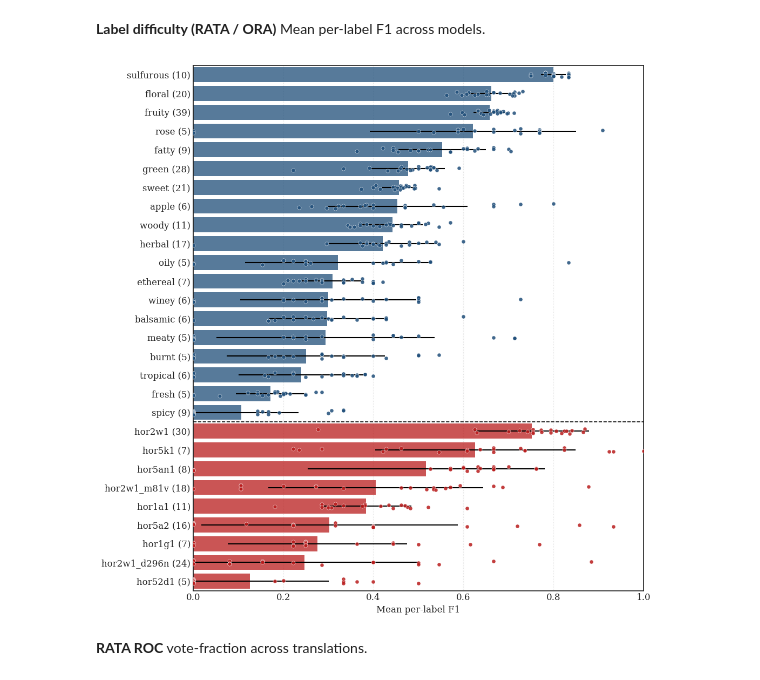
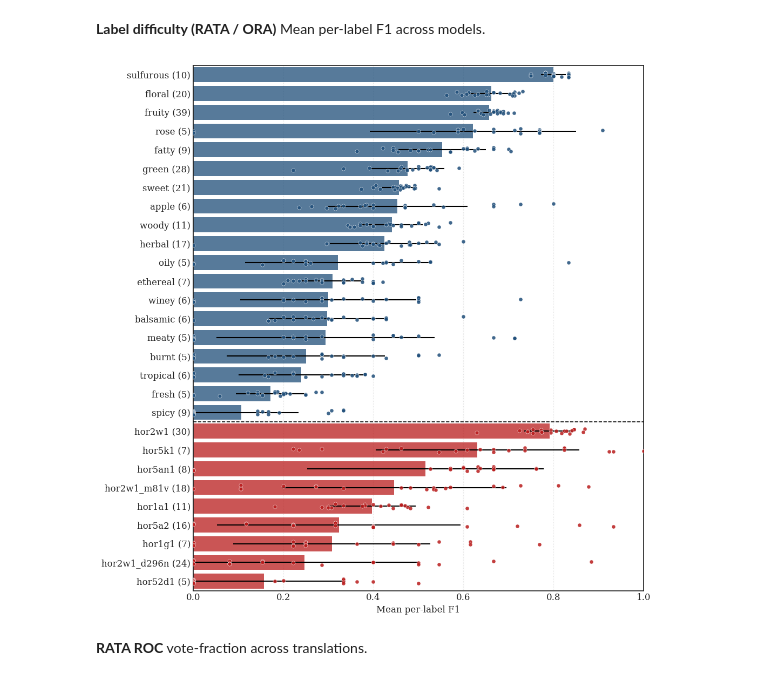
Before and after one commit to Satarifard/Olfactory-Perception-Benchmark, a Jupyter notebook: Analysis/Analysis.ipynb, the cells around one changed output. Drawn from its saved outputs; the diff is of its cells as text; code cells hidden in the pictures.

```diff
--- a/Analysis/Analysis.ipynb
+++ b/Analysis/Analysis.ipynb
@@ -642,15 +647,17 @@ def infer_family(model_name: str) -> str:
     if m.startswith("llama"):
         return "llama"
     return "other"
-_SPLIT_RE = re.compile(r"[;\n\r\t]+|(?<!\d),(?!\d)")
+_SPLIT_RE = re.compile(r"[;；\n\r\t]+|,(?!\d)|\s+-\s+|\s+and\s+", flags=re.I)
 _NUMERIC_RE = re.compile(r"^[-+]?\d+(?:\.\d+)?$")
+_BULLET_RE = re.compile(r"(?m)^\s*(?:[-*•·–—]+|\d+[\).:-])\s+")
 
 def _normalize_token(s: str) -> str:
     if s is None:
         return ""
     s = str(s)
-    s = s.strip().strip("[](){}<>\"' ").lower()
+    s = s.strip().strip("[](){}<>\"'` ").lower()
     s = re.sub(r"\s+", " ", s)
+    s = s.strip(" \t\n\r-–—•·*")
     s = s.strip(".,:;!?%")
     return s
 
@@ -660,9 +667,12 @@ def split_items(cell: object) -> List[str]:
     text = str(cell).strip()
     if not text or text.lower() in {"nan", "none", "null"}:
         return []
+    text = text.replace("\r\n", "\n").replace("\r", "\n")
+    text = _BULLET_RE.sub("", text)
     parts = [p for p in _SPLIT_RE.split(text) if p is not None]
     cleaned = [_normalize_token(p) for p in parts if _normalize_token(p)]
     cleaned = [t for t in cleaned if not _NUMERIC_RE.fullmatch(t)]
+    cleaned = [t for t in cleaned if not t.startswith("desc_count")]
     if not cleaned:
         single = _normalize_token(text)
         if single and not _NUMERIC_RE.fullmatch(single):
@@ -1034,8 +1044,9 @@ REQUIRED_COLS = {
 
 
 # Helpers
-_SPLIT_RE = re.compile(r"[;\n\r\t]+|(?<!\d),(?!\d)")
+_SPLIT_RE = re.compile(r"[;；\n\r\t]+|,(?!\d)|\s+-\s+|\s+and\s+", flags=re.I)
 _NUMERIC_RE = re.compile(r"^[-+]?\d+(?:\.\d+)?$")
+_BULLET_RE = re.compile(r"(?m)^\s*(?:[-*•·–—]+|\d+[\).:-])\s+")
 
 def normalize_cat(x: object) -> str:
     s = "" if x is None else str(x)
@@ -1048,8 +1059,9 @@ def _normalize_token(s: object) -> str:
     if s is None:
         return ""
     s = str(s)
-    s = s.strip().strip("[](){}<>\"' ").lower()
+    s = s.strip().strip("[](){}<>\"'` ").lower()
     s = re.sub(r"\s+", " ", s)
+    s = s.strip(" \t\n\r-–—•·*")
     s = s.strip(".,:;!?%")
     return s
 
@@ -1062,9 +1074,12 @@ def split_items(cell: object) -> List[str]:
     text = str(cell).strip()
     if not text or text.lower() in {"nan", "none", "null"}:
         return []
+    text = text.replace("\r\n", "\n").replace("\r", "\n")
+    text = _BULLET_RE.sub("", text)
     parts = [p for p in _SPLIT_RE.split(text) if p is not None]
     cleaned = [_normalize_token(p) for p in parts if _normalize_token(p)]
     cleaned = [t for t in cleaned if not _NUMERIC_RE.fullmatch(t)]
+    cleaned = [t for t in cleaned if not t.startswith("desc_count")]
     if cleaned:
         return cleaned
     single = _normalize_token(text)
@@ -1710,15 +2566,17 @@ COLOR_RATA = "#1f4e79"  # deep blue
 COLOR_OR   = "#b91c1c"  # deep red
 
 # Helpers
-_SPLIT_RE = re.compile(r"[;\n\r\t]+|(?<!\d),(?!\d)")
+_SPLIT_RE = re.compile(r"[;؛\n\r\t]+|,(?!\d)|\s+-\s+|\s+and\s+", flags=re.IGNORECASE)
+_BULLET_RE = re.compile(r"(?m)^\s*(?:[-*•‣◦]|\d+[\.)])\s+")
 _NUMERIC_RE = re.compile(r"^[-+]?\d+(?:\.\d+)?$")
 
 def normalize_token(s: str) -> str:
     if s is None:
         return ""
-    s = str(s).strip().lower()
-    s = re.sub(r"[\"'\[\]{}()<>.,:;!?%]+", "", s)
+    s = str(s)
+    s = s.strip().strip("[](){}<>`\"' -*•").lower()
     s = re.sub(r"\s+", " ", s)
+    s = s.strip(".,:;!?%")
     return s
 
 def split_items(cell: object):
@@ -1727,9 +2585,18 @@ def split_items(cell: object):
     text = str(cell).strip()
     if not text or text.lower() in {"nan", "none", "null"}:
         return []
+    text = text.replace("\r\n", "\n").replace("\r", "\n")
+    text = _BULLET_RE.sub("", text)
     parts = [p for p in _SPLIT_RE.split(text) if p is not None]
     cleaned = [normalize_token(p) for p in parts if normalize_token(p)]
+    cleaned = [t for t in cleaned if t not in {"nan", "none", "null"}]
     cleaned = [t for t in cleaned if not _NUMERIC_RE.fullmatch(t)]
+    cleaned = [t for t in cleaned if not t.startswith("desc_count")]
+    if not cleaned:
+        single = normalize_token(text)
+        if single and single not in {"nan", "none", "null"} and not _NUMERIC_RE.fullmatch(single) and not single.startswith("desc_count"):
+            return [single]
+        return []
     return cleaned
 
 def split_options(cell: object):
@@ -1738,9 +2605,13 @@ def split_options(cell: object):
     text = str(cell).strip()
     if not text or text.lower() in {"nan", "none", "null"}:
         return []
+    text = text.replace("\r\n", "\n").replace("\r", "\n")
+    text = _BULLET_RE.sub("", text)
     parts = [p for p in _SPLIT_RE.split(text) if p is not None]
     cleaned = [normalize_token(p) for p in parts if normalize_token(p)]
+    cleaned = [t for t in cleaned if t not in {"nan", "none", "null"}]
     cleaned = [t for t in cleaned if not _NUMERIC_RE.fullmatch(t)]
+    cleaned = [t for t in cleaned if not t.startswith("desc_count")]
     return cleaned
 
 def model_name_from_path(p: Path) -> str:
@@ -1998,34 +2869,34 @@ for i_lab, raw in enumerate(raw_labels):
             jit = np.linspace(-offset, offset, len(vals)) if len(vals) > 1 else [0.0]
             ax.scatter(
                 vals,
                 [y0 + j for j in jit],
                 s=26,
                 facecolor=colors[i_lab],
                 edgecolor="white",
                 linewidth=0.4,
                 alpha=0.85,
                 zorder=3,
             )
 # separator line between sections
 ax.axhline(sep_index - 0.5, color="black", linestyle="--", linewidth=1.2, zorder=3)
 
 ax.set_yticks(y)
 ax.set_yticklabels(y_labels)
 ax.invert_yaxis()
 ax.set_ylim(len(y_labels) - 0.5, -0.5)
 ax.set_xlabel("Mean per-label F1")
 ax.set_xlim(0, 1)
 ax.grid(axis="x", linestyle=":", linewidth=0.8, alpha=0.6)
 
 # legend
 # ax.text(0.02, 0.98, "RATA", transform=ax.transAxes, color=COLOR_RATA, va="top", fontsize=11, fontweight="bold")
 # ax.text(0.02, 0.94, "OR activation", transform=ax.transAxes, color=COLOR_OR, va="top", fontsize=11, fontweight="bold")
 
 plt.tight_layout()
 plt.savefig("Figure_4b.svg", bbox_inches="tight")
 plt.show()
 # %% [output]
-[figure, old version]
+[figure, new version]
 # %% [markdown]
 **RATA ROC**
 vote-fraction across translations.
```
Also changed, not shown: parts of 7 cells of this notebook, 12 other files.
